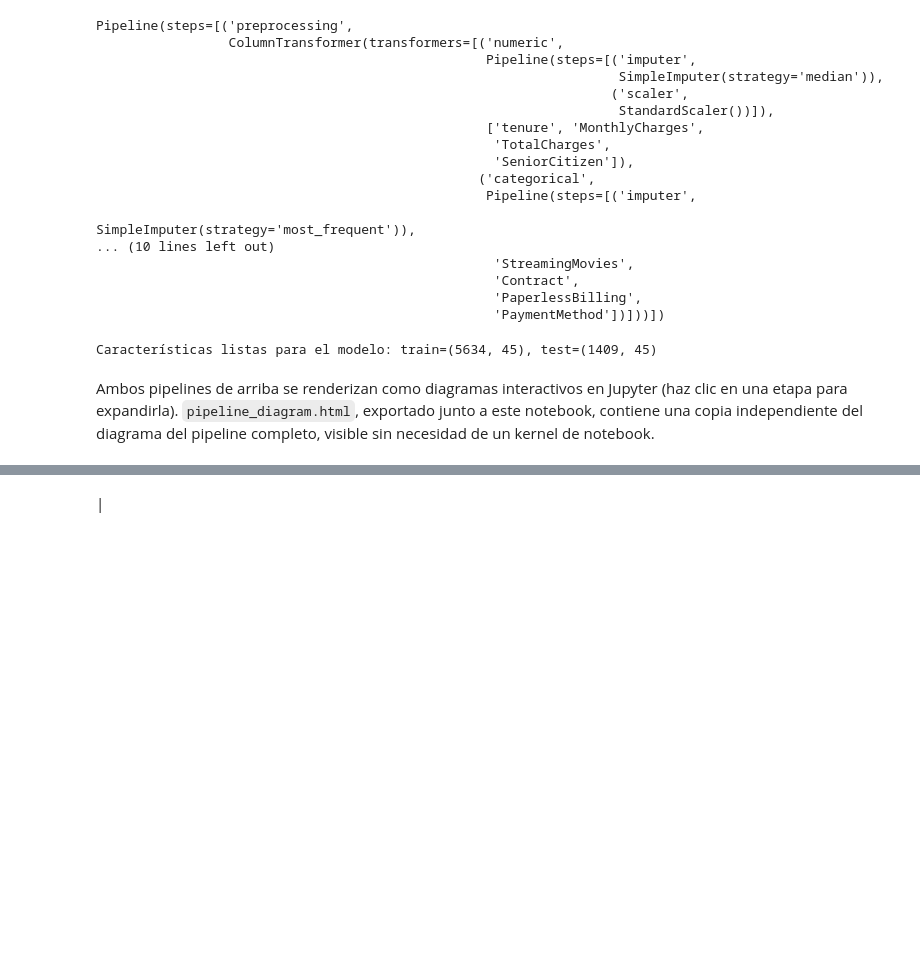
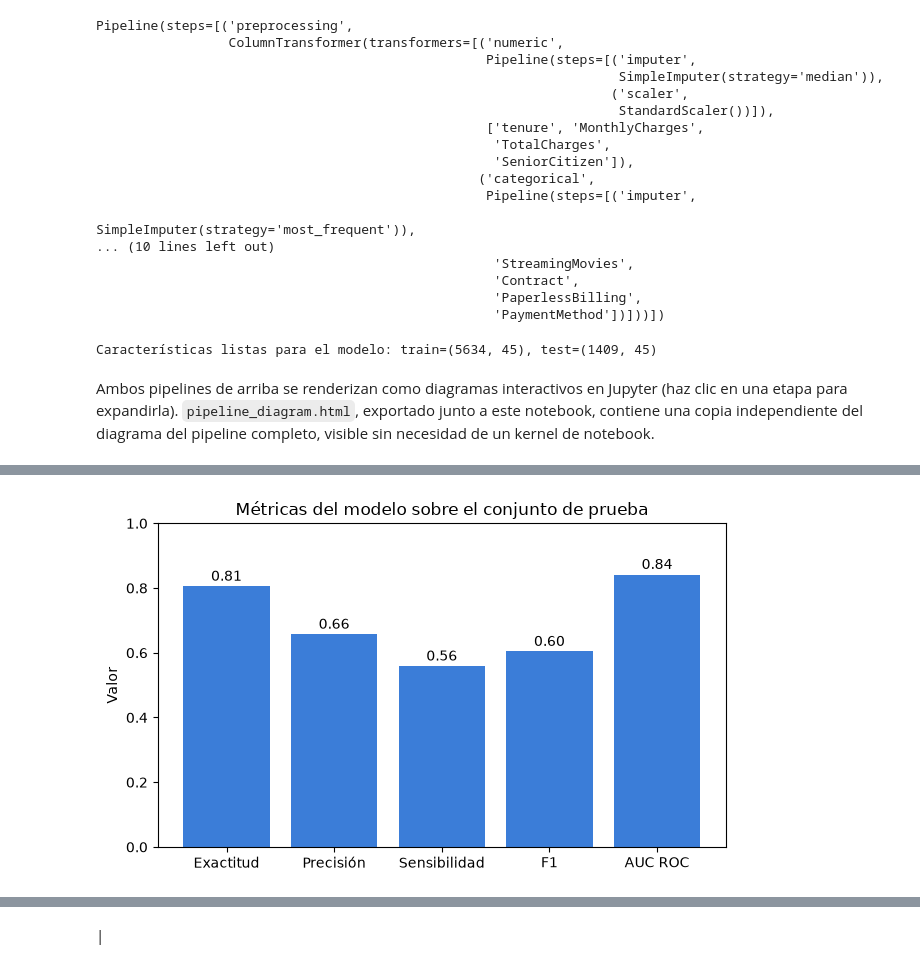
Before and after one commit to SergioAle210/ML-Engineering, a Jupyter notebook: Actividades/Actividad1/notebooks/pipeline_diagram.ipynb, the cells around one changed output, grey strips where cells are left out. Drawn from its saved outputs; the diff is of its cells as text; code cells hidden in the pictures; blank space fills up the shorter version.

```diff
--- a/Actividades/Actividad1/notebooks/pipeline_diagram.ipynb
+++ b/Actividades/Actividad1/notebooks/pipeline_diagram.ipynb
@@ -148,0 +236,22 @@ Ambos pipelines de arriba se renderizan como diagramas interactivos en Jupyter (
+# %%
+metricas_dict = {
+    "Exactitud": metrics.accuracy,
+    "Precisión": metrics.precision,
+    "Sensibilidad": metrics.recall,
+    "F1": metrics.f1,
+    "AUC ROC": metrics.roc_auc,
+}
+
+fig, ax = plt.subplots(figsize=(6.5, 4))
+barras = ax.bar(metricas_dict.keys(), metricas_dict.values(), color="#3B7DD8")
+ax.set_ylim(0, 1)
+ax.set_ylabel("Valor")
+ax.set_title("Métricas del modelo sobre el conjunto de prueba")
+for barra in barras:
+    altura = barra.get_height()
+    ax.annotate(f"{altura:.2f}", (barra.get_x() + barra.get_width() / 2, altura),
+                textcoords="offset points", xytext=(0, 4), ha="center")
+plt.tight_layout()
+plt.show()
+# %% [output]
+[figure, added]
```
Also changed, not shown: parts of 9 cells of this notebook, 9 other files.
